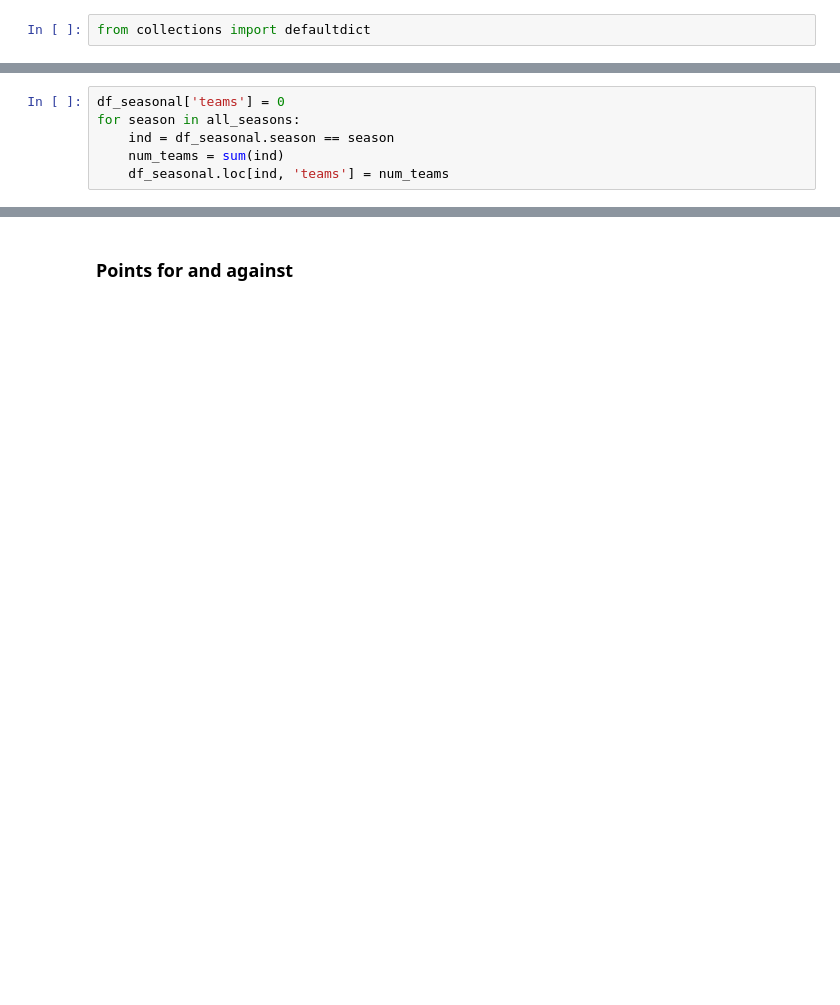
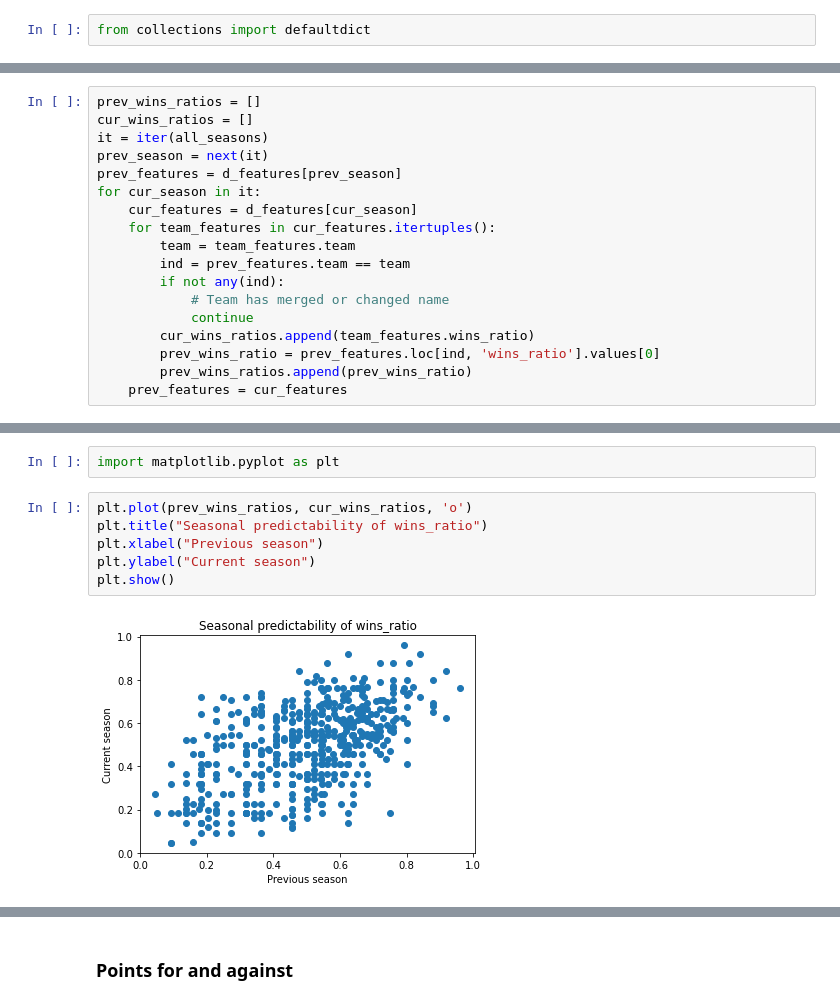
Before and after one commit to gaj67/gaj-data-science, a Jupyter notebook: AFL/notebooks/3_feature_extraction.ipynb, the cells around one changed output, grey strips where cells are left out. Cells and saved outputs as stored; diff of their text form; blank space fills up the shorter version.

```diff
--- a/AFL/notebooks/3_feature_extraction.ipynb
+++ b/AFL/notebooks/3_feature_extraction.ipynb
@@ -87,6 +150,0 @@ We should also count the total number of teams in the league in each season, sin
-# %%
-df_seasonal['teams'] = 0
-for season in all_seasons:
-    ind = df_seasonal.season == season
-    num_teams = sum(ind)
-    df_seasonal.loc[ind, 'teams'] = num_teams
@@ -114,0 +172,18 @@ df_seasonal
+# %%
+prev_wins_ratios = []
+cur_wins_ratios = []
+it = iter(all_seasons)
+prev_season = next(it)
+prev_features = d_features[prev_season]
+for cur_season in it:
+    cur_features = d_features[cur_season]
+    for team_features in cur_features.itertuples():
+        team = team_features.team
+        ind = prev_features.team == team
+        if not any(ind):
+            # Team has merged or changed name
+            continue
+        cur_wins_ratios.append(team_features.wins_ratio)
+        prev_wins_ratio = prev_features.loc[ind, 'wins_ratio'].values[0]
+        prev_wins_ratios.append(prev_wins_ratio)
+    prev_features = cur_features
@@ -114,0 +196,10 @@ df_seasonal
+# %%
+import matplotlib.pyplot as plt
+# %%
+plt.plot(prev_wins_ratios, cur_wins_ratios, 'o')
+plt.title("Seasonal predictability of wins_ratio")
+plt.xlabel("Previous season")
+plt.ylabel("Current season")
+plt.show()
+# %% [output]
+[figure, added]
```
Also changed, not shown: parts of 87 cells of this notebook.
